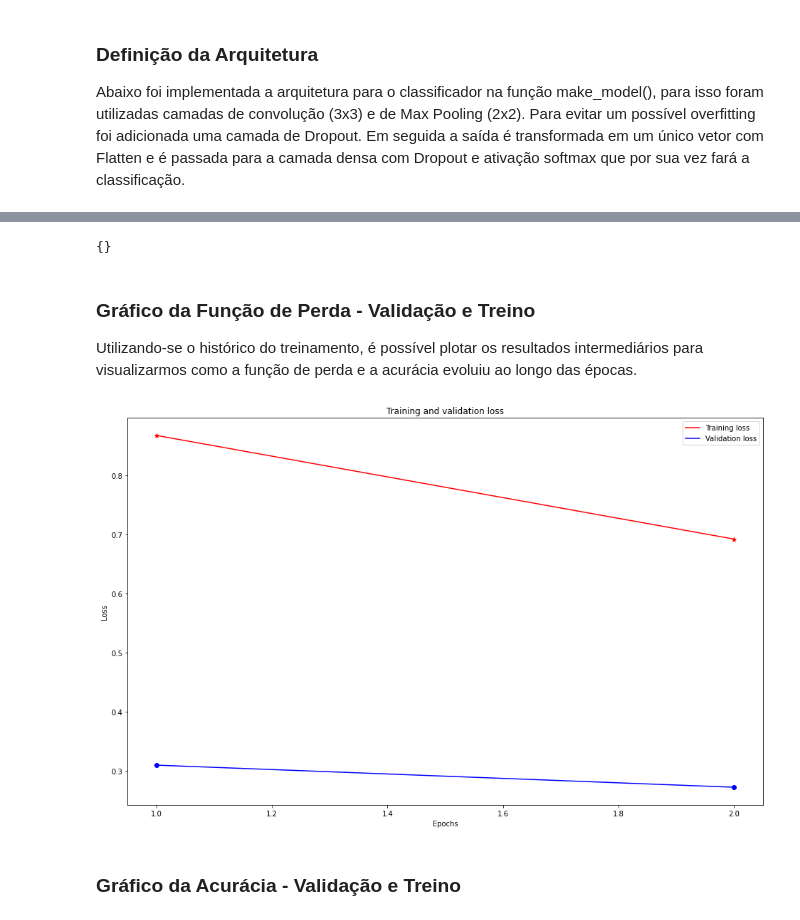
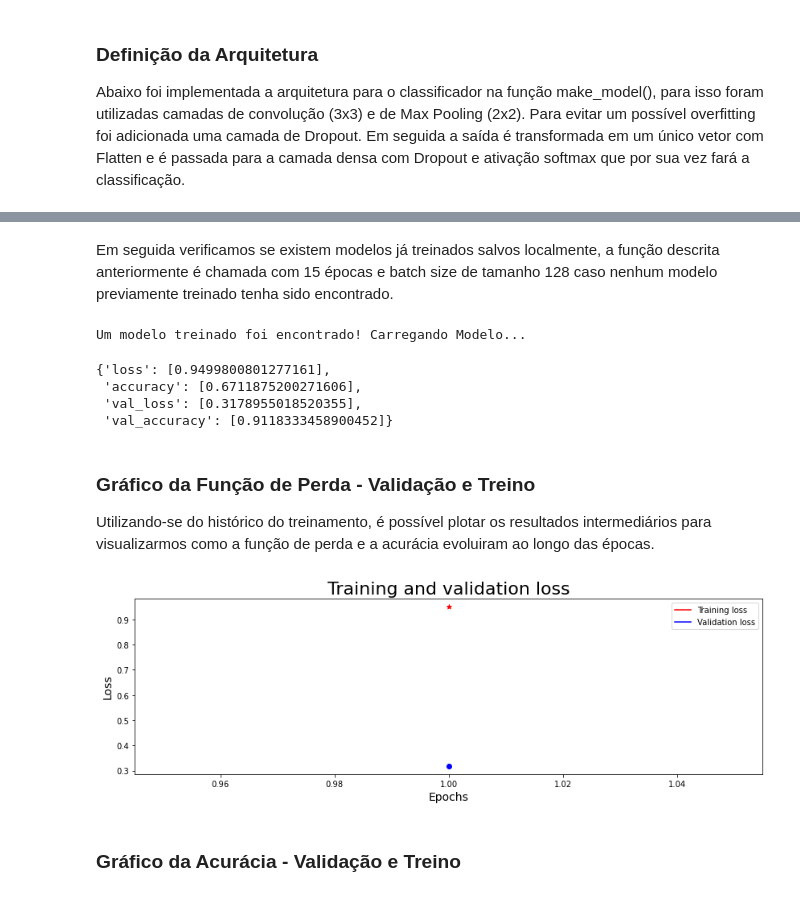
Before and after one commit to RitaRez/captcha-recognizer, a Jupyter notebook: captcha_recognizer_with_graphs.ipynb, the cells around one changed output, grey strips where cells are left out. Drawn from its saved outputs; the diff is of its cells as text; code cells hidden in the pictures.

Commit message:
fixed model saving

```diff
--- a/captcha_recognizer_with_graphs.ipynb
+++ b/captcha_recognizer_with_graphs.ipynb
@@ -193,46 +226,67 @@ _________________________________________________________________
 # %%
-def train_model(model, NUMBER_OF_LABELS = 37, batch_size = 128, epochs = 1):
+def train_model(model, NUMBER_OF_LABELS = 37, batch_size = 128, epochs = 3):
 
     response = model.fit(
             x_train, to_categorical(y = y_train, num_classes = NUMBER_OF_LABELS),
             validation_data=(x_val, to_categorical(y_val, num_classes = NUMBER_OF_LABELS)),
-            batch_size=batch_size, epochs=epochs, verbose=1
+            batch_size=batch_size, epochs=epochs, verbose=1,
+
+            callbacks=[EarlyStopping(monitor='val_accuracy', mode='max', patience=2)]
         )
 
     return model
-# %%
-model = train_model(model, batch_size = 128, epochs = 15)
-# %%
-print(model.history.history)
-# %% [output]
-{}
+# %% [markdown]
+Em seguida verificamos se existem modelos já treinados salvos localmente, a função descrita anteriormente é chamada com 15 épocas e batch size de tamanho 128 caso nenhum modelo previamente treinado tenha sido encontrado.
+# %%
+batch_size = 64; epochs = 1
+model_path = f'./model_batchSize_{batch_size}_epochs_{epochs}/'; model_file = 'saved_model.pb'
+
+if  os.path.isfile(model_path + model_file):
+    print('Um modelo treinado foi encontrado! Carregando Modelo...')
+    model = load_model(model_path)
+    history = np.load(model_path +'my_history.npy', allow_pickle='TRUE').item()
+
+
+else:
+    print('Trabalhando em um novo modelo...')
+    train_model(model, batch_size = batch_size, epochs = epochs)
+    model.save(model_path)
+    history = model.history.history
+    np.save(model_path + 'my_history.npy', history)
+# %% [output]
+Um modelo treinado foi encontrado! Carregando Modelo...
+# %%
+history
+# %% [output]
+{'loss': [0.9499800801277161],
+ 'accuracy': [0.6711875200271606],
+ 'val_loss': [0.3178955018520355],
+ 'val_accuracy': [0.9118333458900452]}
 # %% [markdown]
 ### Gráfico da Função de Perda - Validação e Treino
 
-Utilizando-se o histórico do treinamento, é possível plotar os resultados intermediários para visualizarmos como a função de perda e a acurácia evoluiu ao longo das épocas.
+Utilizando-se do histórico do treinamento, é possível plotar os resultados intermediários para visualizarmos como a função de perda e a acurácia evoluiram ao longo das épocas.
 # %%
-history = model.history.history
-
 accuracy_values = history['accuracy']
 loss_values = history['loss']
 val_loss_values = history['val_loss']
 
 epochs = range(1, len(accuracy_values) + 1)
 
-plt.figure(figsize = (16,10))
+plt.figure(figsize = (14,4))
 plt.plot(epochs, loss_values, 'r', label='Training loss')
 plt.plot(epochs, val_loss_values, 'b', label='Validation loss')
 plt.scatter(epochs, loss_values, c = 'r', marker = '*')
 plt.scatter(epochs, val_loss_values, c = 'b')
 
 plt.title('Training and validation loss', fontsize= 22)
 plt.xlabel('Epochs', fontsize= 14)
 plt.ylabel('Loss', fontsize= 14)
 plt.legend()
 
 plt.show()
 # %% [output]
-[figure, old version]
+[figure, new version]
 # %% [markdown]
 ### Gráfico da Acurácia - Validação e Treino
 # %%
```
Also changed, not shown: parts of 27 cells of this notebook, 9 other files.
